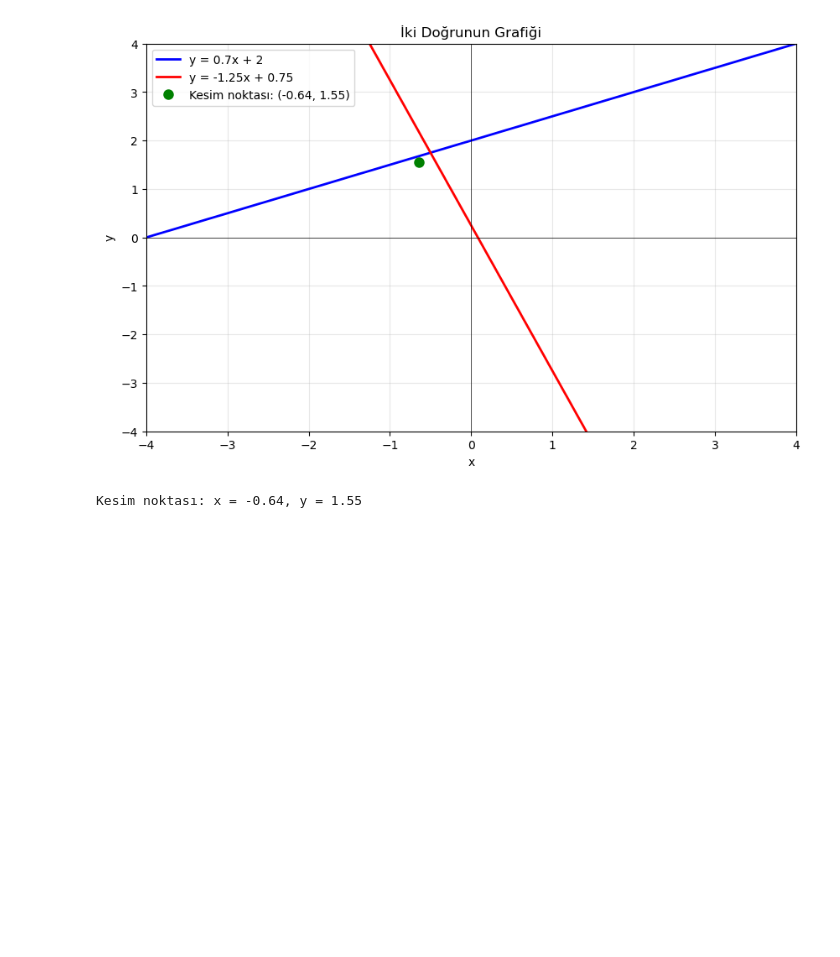
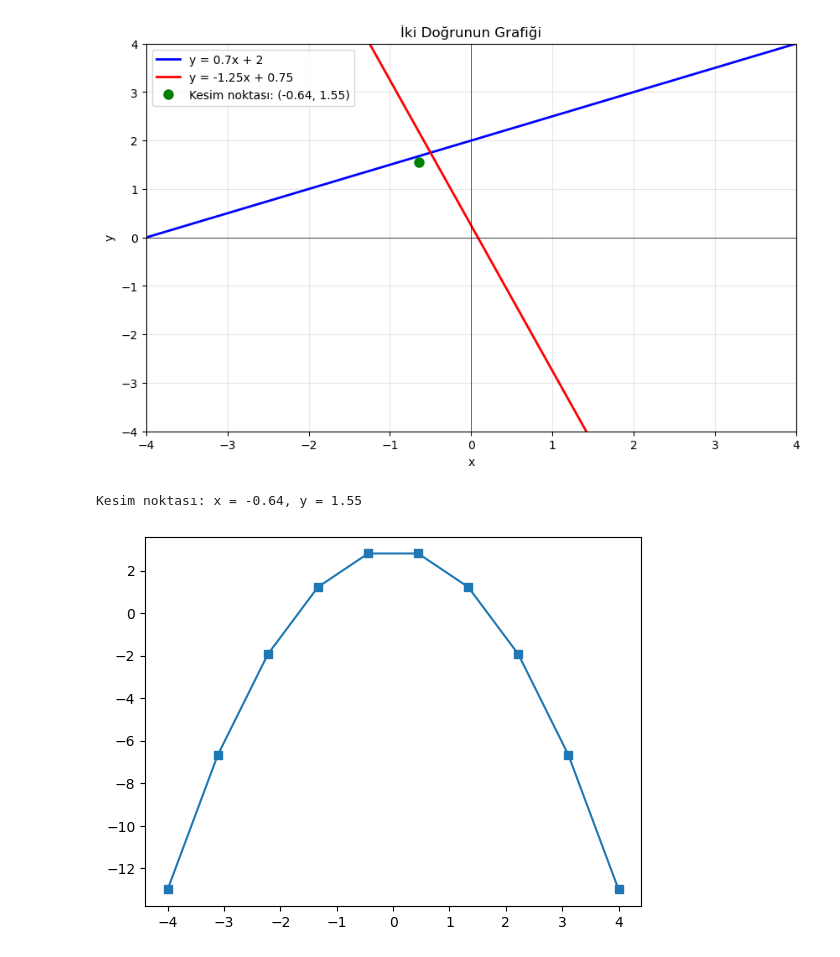
Before and after one commit to nailBestas/lispAi, a Jupyter notebook: 01_Python_Mathematics_and_Statistics/2_Mathematics/4-Graphing_and_visualization.ipynb, the cells around one changed output. Drawn from its saved outputs; the diff is of its cells as text; code cells hidden in the pictures; blank space fills up the shorter version.

Commit message:
Added Python graphing rational functions example update

```diff
--- a/01_Python_Mathematics_and_Statistics/2_Mathematics/4-Graphing_and_visualization.ipynb
+++ b/01_Python_Mathematics_and_Statistics/2_Mathematics/4-Graphing_and_visualization.ipynb
@@ -354,3 +354,25 @@ print(f"Kesim noktası: x = {kesim_x:.2f}, y = {kesim_y:.2f}")
 # %% [output]
 [figure]
 Kesim noktası: x = -0.64, y = 1.55
+# %%
+# Graphing rational functions --rasyonel fonksiyonlar yani polinomlarin orani diyebiliriz
+
+import numpy as np
+import matplotlib.pyplot as plt
+
+# y = 3-x**2 polinomunu veya fonsiyonunu cozelim
+
+# x degerlerini yapalim
+x = np.linspace(-4,4,10) # np.linspace(başlangıç, bitiş, nokta_sayısı)
+
+# y degerini girelim
+y = np.zeros(len(x))# x elmanina bagli oalrak o kadar sifir atar yani 10 tane 0 atacaktir
+
+# deger atamasi icin dongu olusturalim
+for i in range(len(x)):
+    y[i] = 3-x[i]**2
+
+plt.plot(x,y,'s-')
+plt.show()
+# %% [output]
+[figure, added]
```
